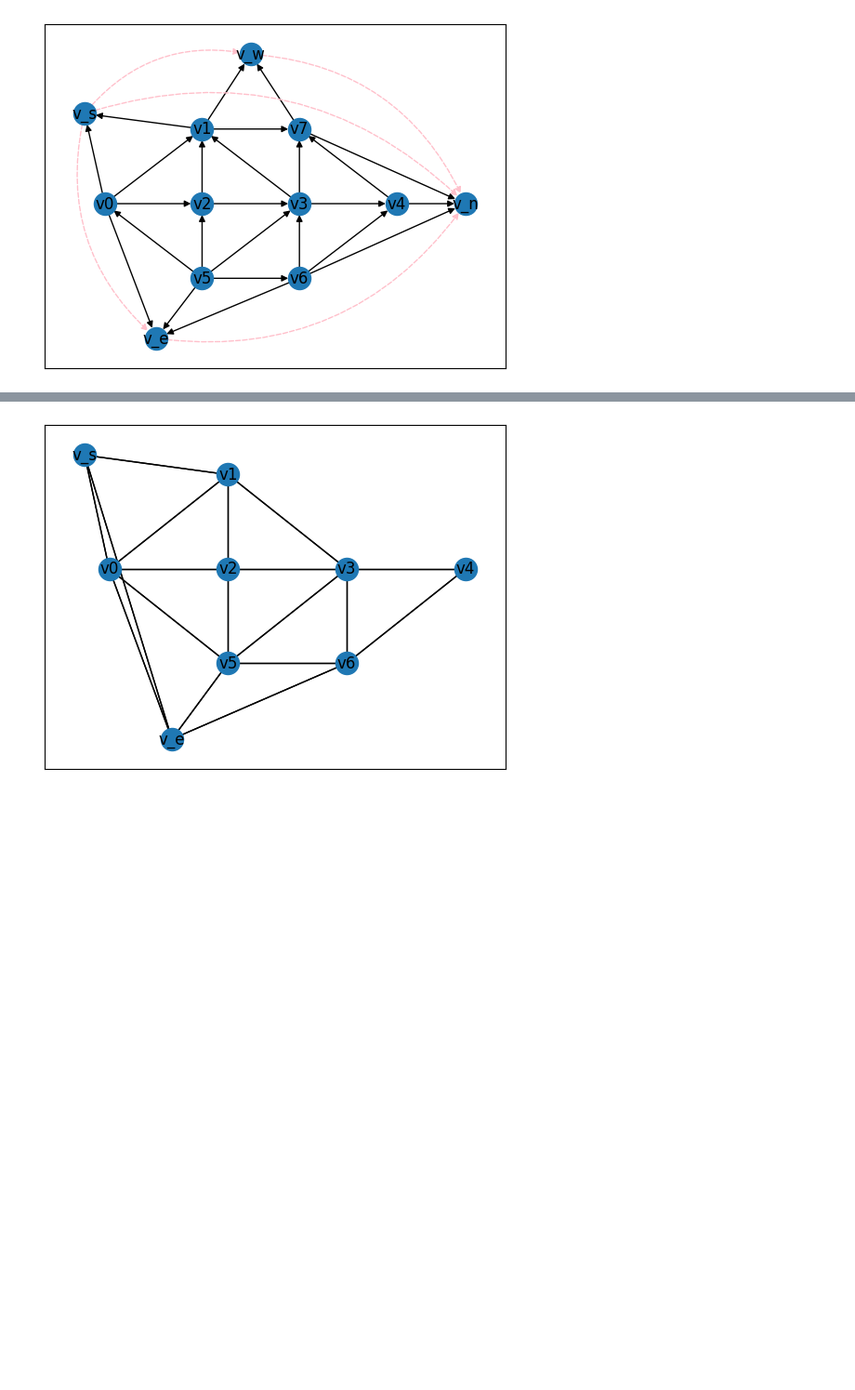
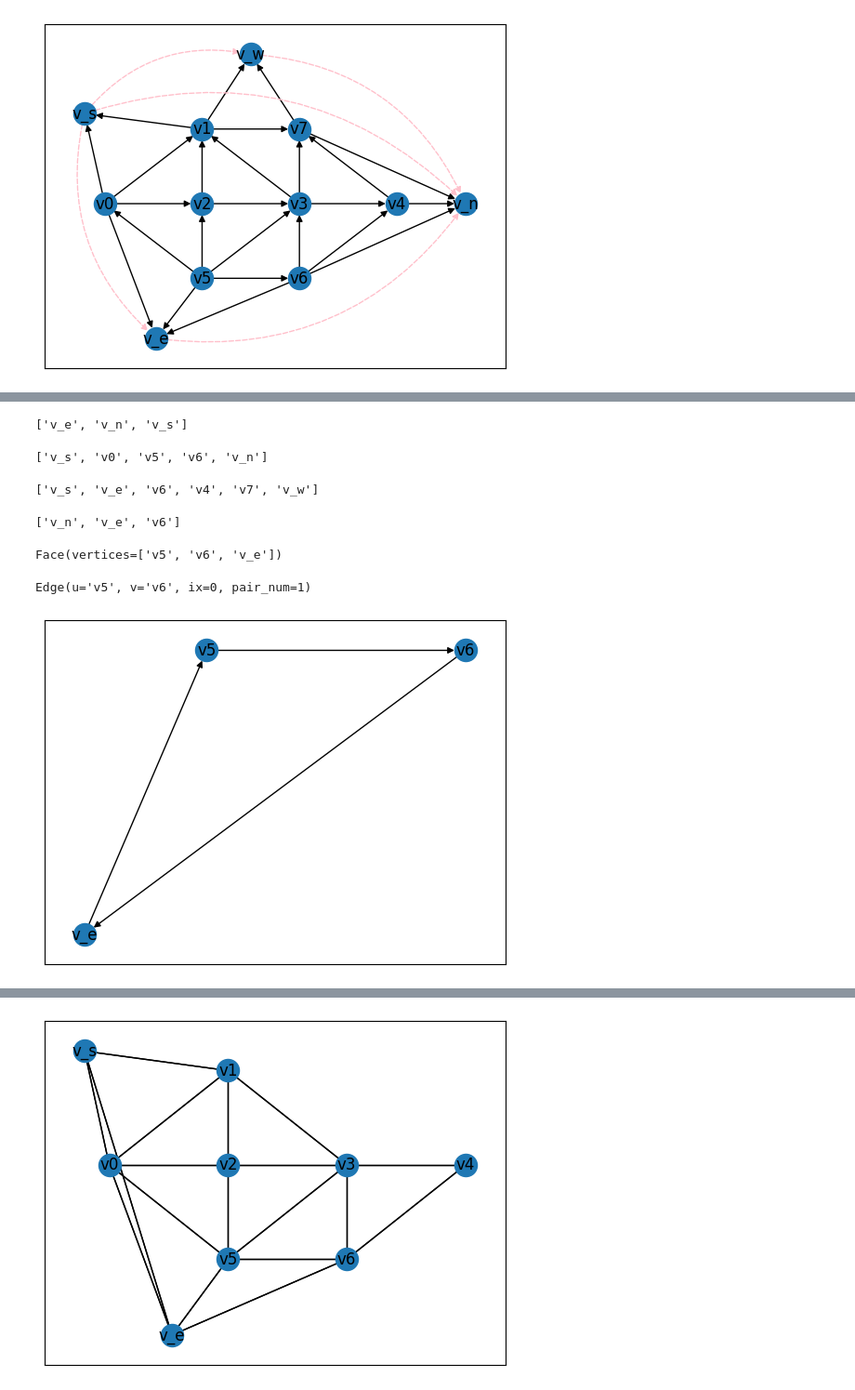
Before and after one commit to juliet29/graph2plan, a Jupyter notebook: notebooks/03_1_draw_four_complete.ipynb, the cells around one changed output, grey strips where cells are left out. Shown: that part at 93% size. Drawn from its saved outputs; the diff is of its cells as text; code cells hidden in the pictures; blank space fills up the shorter version.

```diff
--- a/notebooks/03_1_draw_four_complete.ipynb
+++ b/notebooks/03_1_draw_four_complete.ipynb
@@ -24,0 +87,2 @@ G, pos, full_pos =  test_four_complete()
+# %%
+G_c, faces = test_external_face()
@@ -24,0 +107,28 @@ G, pos, full_pos =  test_four_complete()
+# %%
+G_c.embedding.traverse_face('v_e', 'v_n',)
+# %% [output]
+['v_e', 'v_n', 'v_s']
+# %%
+list(G_c.embedding.neighbors_cw_order("v_e"))
+# %% [output]
+['v_s', 'v0', 'v5', 'v6', 'v_n']
+# %%
+list(G_c.embedding.neighbors_cw_order("v_n"))
+# %% [output]
+['v_s', 'v_e', 'v6', 'v4', 'v7', 'v_w']
+# %%
+G_c.embedding.traverse_face('v_n', 'v_e',)
+# %% [output]
+['v_n', 'v_e', 'v6']
+# %%
+f1 = list(faces)[2]
+print(f1)
+Gcycle = nx.cycle_graph(f1.vertices, nx.DiGraph)
+nx.draw_networkx(Gcycle, full_pos)
+e1 = list(Gcycle.edges)[0]
+e1
+Edge(*e1)
+# %% [output]
+Face(vertices=['v5', 'v6', 'v_e'])
+Edge(u='v5', v='v6', ix=0, pair_num=1)
+[figure, added]
```
Also changed, not shown: parts of 20 cells of this notebook, 9 other files.
